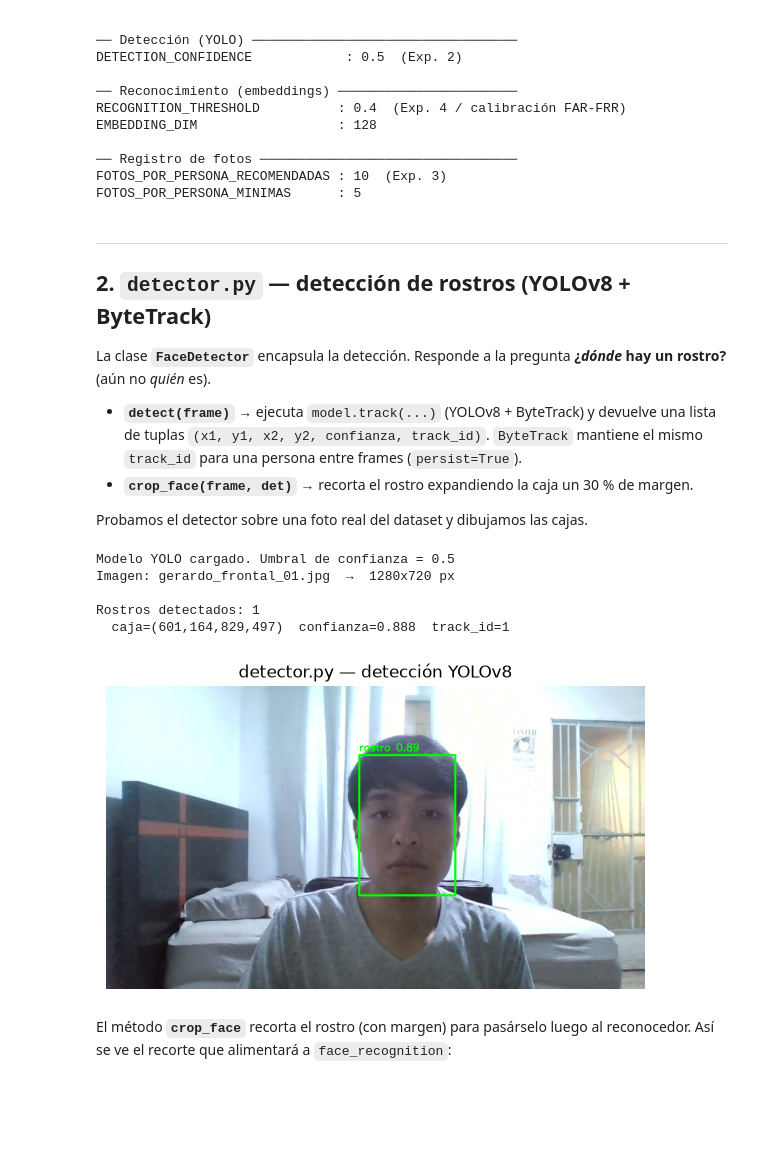
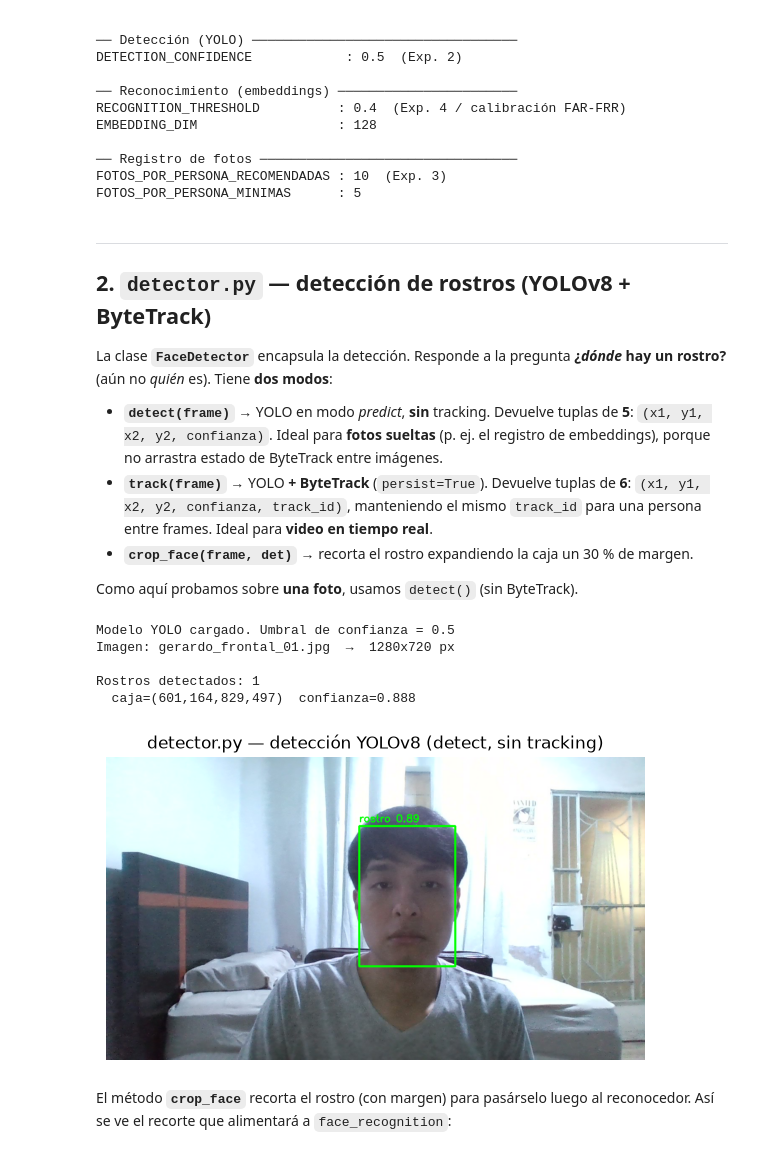
Before and after one commit to MiguelTacoZavala/sistema-control-asistencia-facial, a Jupyter notebook: notebook_entrega/Sistema_Control_Asistencia_Facial.ipynb, the cells around one changed output. Drawn from its saved outputs; the diff is of its cells as text; code cells hidden in the pictures; blank space fills up the shorter version.

```diff
--- a/notebook_entrega/Sistema_Control_Asistencia_Facial.ipynb
+++ b/notebook_entrega/Sistema_Control_Asistencia_Facial.ipynb
@@ -163,44 +163,48 @@ FOTOS_POR_PERSONA_MINIMAS      : 5
 ## 2. `detector.py` — detección de rostros (YOLOv8 + ByteTrack)
 
 La clase **`FaceDetector`** encapsula la detección. Responde a la pregunta
-**¿*dónde* hay un rostro?** (aún no *quién* es).
+**¿*dónde* hay un rostro?** (aún no *quién* es). Tiene **dos modos**:
 
-- **`detect(frame)`** → ejecuta `model.track(...)` (YOLOv8 + ByteTrack) y devuelve una
-  lista de tuplas `(x1, y1, x2, y2, confianza, track_id)`. `ByteTrack` mantiene el mismo
-  `track_id` para una persona entre frames (`persist=True`).
+- **`detect(frame)`** → YOLO en modo *predict*, **sin** tracking. Devuelve tuplas de
+  **5**: `(x1, y1, x2, y2, confianza)`. Ideal para **fotos sueltas** (p. ej. el registro
+  de embeddings), porque no arrastra estado de ByteTrack entre imágenes.
+- **`track(frame)`** → YOLO **+ ByteTrack** (`persist=True`). Devuelve tuplas de **6**:
+  `(x1, y1, x2, y2, confianza, track_id)`, manteniendo el mismo `track_id` para una
+  persona entre frames. Ideal para **video en tiempo real**.
 - **`crop_face(frame, det)`** → recorta el rostro expandiendo la caja un 30 % de margen.
 
-Probamos el detector sobre una foto real del dataset y dibujamos las cajas.
+Como aquí probamos sobre **una foto**, usamos `detect()` (sin ByteTrack).
 # %%
 from src.detector import FaceDetector
 
 detector = FaceDetector(str(MODELO_YOLO), conf_threshold=0.5)
 print(f"Modelo YOLO cargado. Umbral de confianza = {detector.conf_threshold}")
 
 # Foto de prueba (un rostro conocido del dataset)
 foto = DATASET / "Gerardo_Leon_Chacon" / "gerardo_frontal_01.jpg"
 frame = cv2.imread(str(foto))
 print(f"Imagen: {foto.name}  →  {frame.shape[1]}x{frame.shape[0]} px")
 
+# detect() usa YOLO en modo predict (SIN ByteTrack): devuelve tuplas de 5.
 detecciones = detector.detect(frame)
 print(f"\nRostros detectados: {len(detecciones)}")
-for x1, y1, x2, y2, conf, tid in detecciones:
-    print(f"  caja=({x1},{y1},{x2},{y2})  confianza={conf:.3f}  track_id={tid}")
+for x1, y1, x2, y2, conf in detecciones:
+    print(f"  caja=({x1},{y1},{x2},{y2})  confianza={conf:.3f}")
 
 # Dibujar las cajas
 vis = frame.copy()
-for x1, y1, x2, y2, conf, tid in detecciones:
+for x1, y1, x2, y2, conf in detecciones:
     cv2.rectangle(vis, (x1, y1), (x2, y2), (0, 255, 0), 3)
     cv2.putText(vis, f"rostro {conf:.2f}", (x1, y1 - 10),
                 cv2.FONT_HERSHEY_SIMPLEX, 0.8, (0, 255, 0), 2)
-mostrar(vis, "detector.py — detección YOLOv8")
+mostrar(vis, "detector.py — detección YOLOv8 (detect, sin tracking)")
 # %% [output]
 Modelo YOLO cargado. Umbral de confianza = 0.5
 Imagen: gerardo_frontal_01.jpg  →  1280x720 px
 
 Rostros detectados: 1
-  caja=(601,164,829,497)  confianza=0.888  track_id=1
+  caja=(601,164,829,497)  confianza=0.888
-[figure, old version]
+[figure, new version]
 # %% [markdown]
 El método **`crop_face`** recorta el rostro (con margen) para pasárselo luego al
 reconocedor. Así se ve el recorte que alimentará a `face_recognition`:
```
Also changed, not shown: parts of 8 cells of this notebook.
